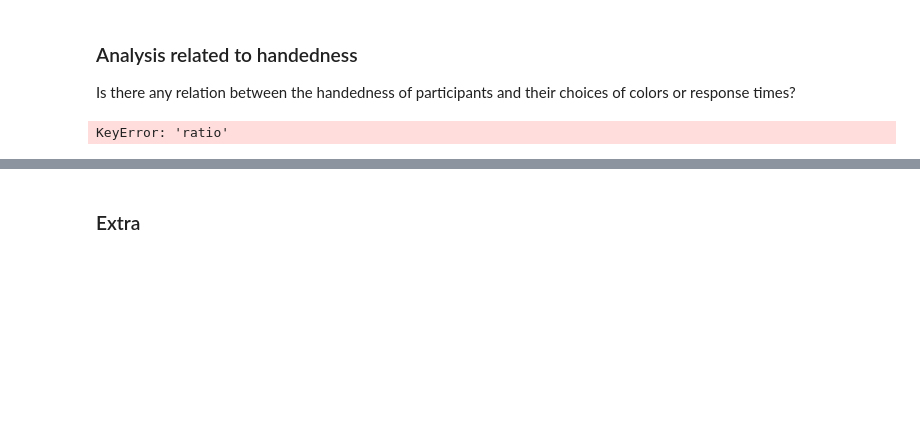
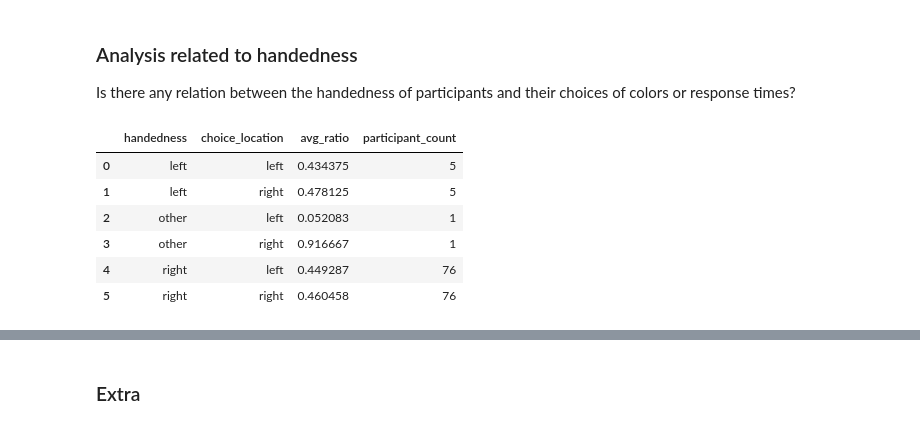
Before and after one commit to anjaghub/master_thesis, a Jupyter notebook: analysis.ipynb, the cells around one changed output, grey strips where cells are left out. Saved outputs shown, nothing was run; the diff lists cells and outputs as text; code cells hidden in the pictures; blank space fills up the shorter version.

```diff
--- a/analysis.ipynb
+++ b/analysis.ipynb
@@ -407,20 +423,28 @@ plt.show()
 Is there any relation between the handedness of participants and their choices of colors or response times?
 # %%
 # Do people prefer one choice when deciding for color? E.g., do right handed people rather choose with 'k' than 'g' when selecting one color
-
+# TODO: we sort out trials with errors, correct total trial number because this is for complete set of trials?
 total_trials = 192 # only the ones where you choose
 
 choice_loaction_by_handedness = data[data['chooser'] == 'you']
 choice_loaction_by_handedness = choice_loaction_by_handedness.groupby(['participant', 'choice_location']).agg(
     choice_location_count=('choice_location', 'count')).reset_index()
 
 # Merge handedenss of participants
 choice_loaction_by_handedness = choice_loaction_by_handedness.merge(survey_data[['participant', 'handedness']], on='participant', how='left')
 
 # Create ration column
-choice_loaction_by_handedness['ratio']
+choice_loaction_by_handedness['ratio'] = choice_loaction_by_handedness['choice_location_count'] / total_trials
+
+choice_loaction_by_handedness.groupby(['handedness', 'choice_location']).agg(avg_ratio=('ratio', 'mean'),participant_count =('participant','count')).reset_index()
 # %% [output]
-KeyError: 'ratio'
+|  | handedness | choice_location | avg_ratio | participant_count |
+| 0 | left | left | 0.434375 | 5 |
+| 1 | left | right | 0.478125 | 5 |
+| 2 | other | left | 0.052083 | 1 |
+| 3 | other | right | 0.916667 | 1 |
+| 4 | right | left | 0.449287 | 76 |
+| 5 | right | right | 0.460458 | 76 |
 # %%
 # Is the reaction time of outcome attribution related to handedness and answer key? E.g., are right handed people faster responding to 'keep' than 'give'
 rt_by_confirm_keys = data.groupby(['participant', 'owner_confirm_keys']).agg(
```
Also changed, not shown: parts of 30 cells of this notebook.
